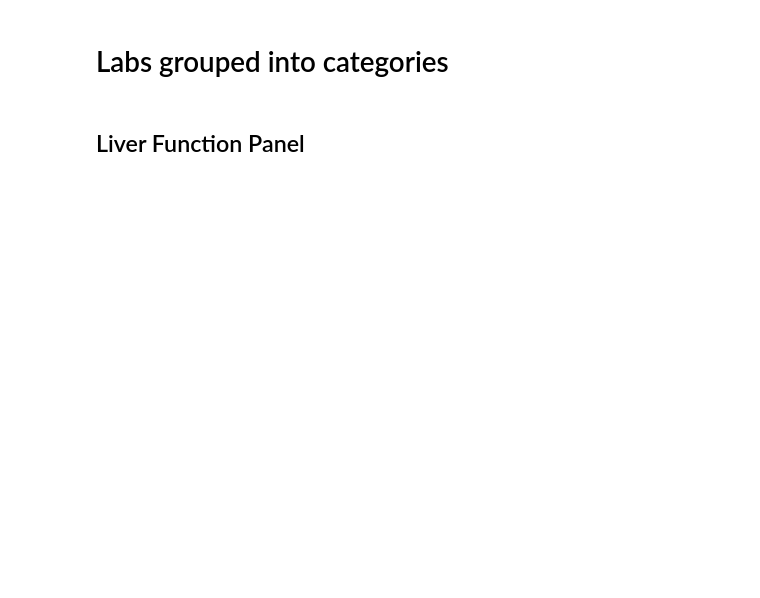
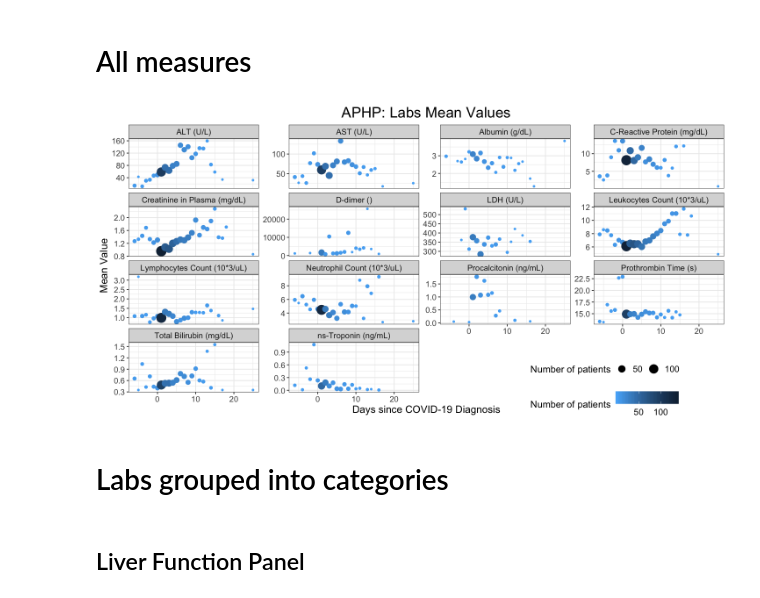
Before and after one commit to covidclinical/visualization-notebooks, a Jupyter notebook: notebooks/labs_plots.ipynb, the cells around one changed output. Drawn from its saved outputs; the diff is of its cells as text; code cells hidden in the pictures; blank space fills up the shorter version.

Commit message:
updated to work with single institution data

```diff
--- a/notebooks/labs_plots.ipynb
+++ b/notebooks/labs_plots.ipynb
@@ -24,10 +38,16 @@ names(all_institutes) <- c("SITEID", "LOINC", "DAYS_SINCE_POSITIVE", "NUM_PATIEN
+# %%
+path_data <- "../FRBDX/Labs-FRBDX.csv"
+all_institutes <- read.csv(path_data, stringsAsFactors = F)
+#all_institutes <- read.csv("../combined_data/Labs-Combined200401.csv", stringsAsFactors = F)
 # %%
 loinc_mapping <- read.csv("../fakedata/loinc_mapping_long.csv", stringsAsFactors = F)
-loinc_mapping["PLOT_NAME_UNITS"] <- paste0(loinc_mapping$PLOT_NAME, " (", loinc_mapping$UNITS, ")")
+names(loinc_mapping) <- tolower(names(loinc_mapping))
+# %%
+loinc_mapping["plot_names_units"] <- paste0(loinc_mapping$plot_name, " (", loinc_mapping$units, ")")
 # %%
-all_institutes <- dplyr::left_join(all_institutes, loinc_mapping, by="LOINC")
-all_institutes <- all_institutes[order(all_institutes$DAYS_SINCE_POSITIVE),] %>%
-    filter(DAYS_SINCE_POSITIVE >=-1, NUM_PATIENTS > 1)
+all_institutes <- dplyr::left_join(all_institutes, loinc_mapping, by="loinc")
+all_institutes <- all_institutes[order(all_institutes$days_since_positive),] %>%
+    filter(num_patients >= 1)
 # %%
 ggplot2::theme_set(
     theme_bw() +
@@ -43,17 +63,25 @@ ggplot2::theme_set(
 
 ## Setting plot size in Jupyter
 options(repr.plot.width=12, repr.plot.height=6)
+# %% [markdown]
+# All measures
 # %%
-ggplot(data=all_institutes, aes_string(x="DAYS_SINCE_POSITIVE", y="MEAN_VALUE")) +
-geom_point(aes_string(col="SITEID")
-          #            size="NUM_PATIENTS")
-          ) +
-geom_line(aes_string(col="SITEID")) +
-facet_wrap("PLOT_NAME_UNITS", scales="free_y") +
-labs(title = "Labs Mean Values",
+ggplot(data=all_institutes, aes_string(x="days_since_positive", y="mean_value")) +
+geom_point(aes_string(
+    col="num_patients",
+    size="num_patients")
+) +
+facet_wrap("plot_names_units", scales="free_y") +
+labs(title = "APHP: Labs Mean Values",
      x = "Days since COVID-19 Diagnosis",
      y = "Mean Value",
-    col = "Institution") +
-scale_x_continuous(breaks = unique(all_institutes$DAYS_SINCE_POSITIVE))
-#+ scale_color_nejm()
-#ggsave("lab_plots/labs.png", height=14, width=32, unit="cm")
+     col = "Number of patients",
+    size = "Number of patients") +
+scale_colour_gradient(high = "#132B43", low = "#56B1F7") +
+scale_fill_continuous(low = "#132B43", high = "#56B1F7") +
+theme(
+    legend.position = c(0.8, 0.01),
+    legend.direction = "horizontal")
+#ggsave("labs_combined200403_aphp.png", height=14, width=32, unit="cm")
+# %% [output]
+[figure, added]
```
Also changed, not shown: parts of 15 cells of this notebook.
